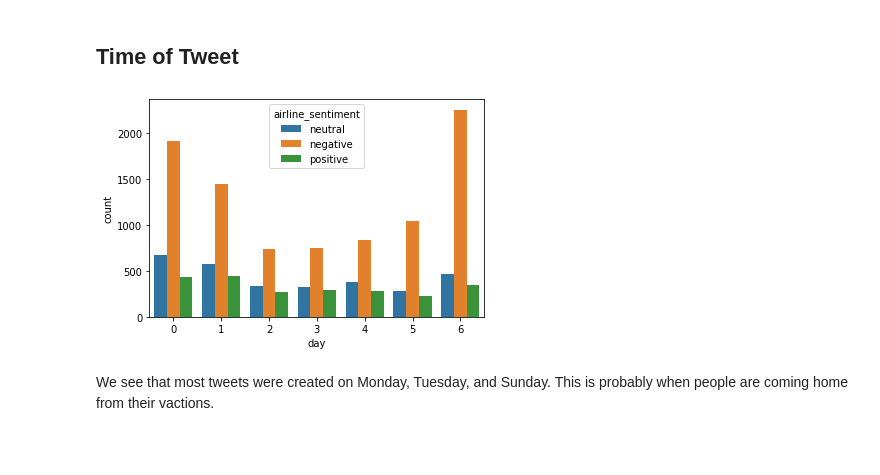
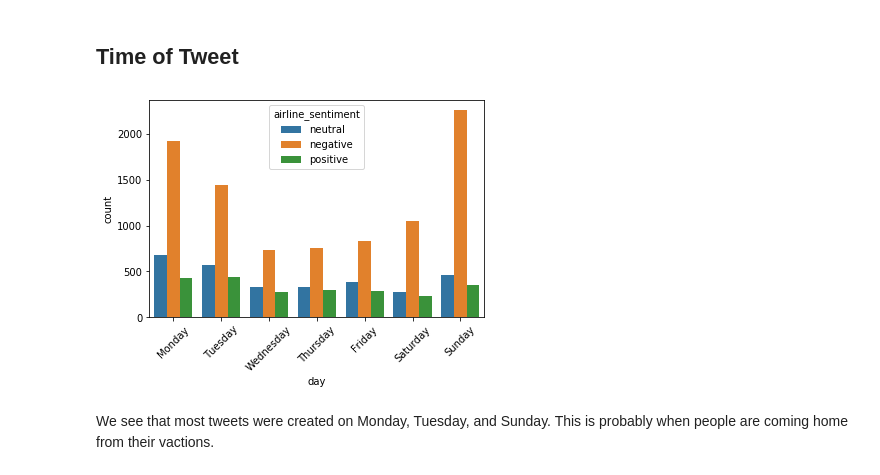
Before and after one commit to willjdew/Airline-Twitter-Sentiment, a Jupyter notebook: notebooks/Twitter_US_Airline_ Sentiment.ipynb, the cells around one changed output. Cells and saved outputs as stored; diff of their text form; code cells hidden in the pictures; blank space fills up the shorter version.

```diff
--- a/notebooks/Twitter_US_Airline_ Sentiment.ipynb
+++ b/notebooks/Twitter_US_Airline_ Sentiment.ipynb
@@ -89,3 +84,0 @@ df_1.shape
-# %%
-df_1.sort_values('tweet_id', inplace=True)
-df_1.drop_duplicates(subset='tweet_id', keep=False, inplace=True)
@@ -141,9 +130,15 @@ The graphs above show us the top ten most frequent values in the categorical col
 df_1['day'] = pd.DatetimeIndex(df_1['tweet_created']).dayofweek
 df_1['hour'] = pd.DatetimeIndex(df_1['tweet_created']).hour
 df_1['date'] = pd.DatetimeIndex(df_1['tweet_created']).date
+# %%
+di={0: 'Monday', 1: 'Tuesday', 2: 'Wednesday', 3: 'Thursday', 4: 'Friday',
+    5: 'Saturday', 6: 'Sunday'}
+# %%
+df_1['day'] = df_1['day'].map(di)
 # %%
-chart = sns.countplot(x='day', data=df_1, hue='airline_sentiment');
+chart = sns.countplot(x='day', data=df_1, hue='airline_sentiment')
+chart.set_xticklabels(chart.get_xticklabels(), rotation=45);
 # %% [output]
-[figure, old version]
+[figure, new version]
 # %%
 df_1 = dummie(df_1, 'day')
```
Also changed, not shown: parts of 17 cells of this notebook.
